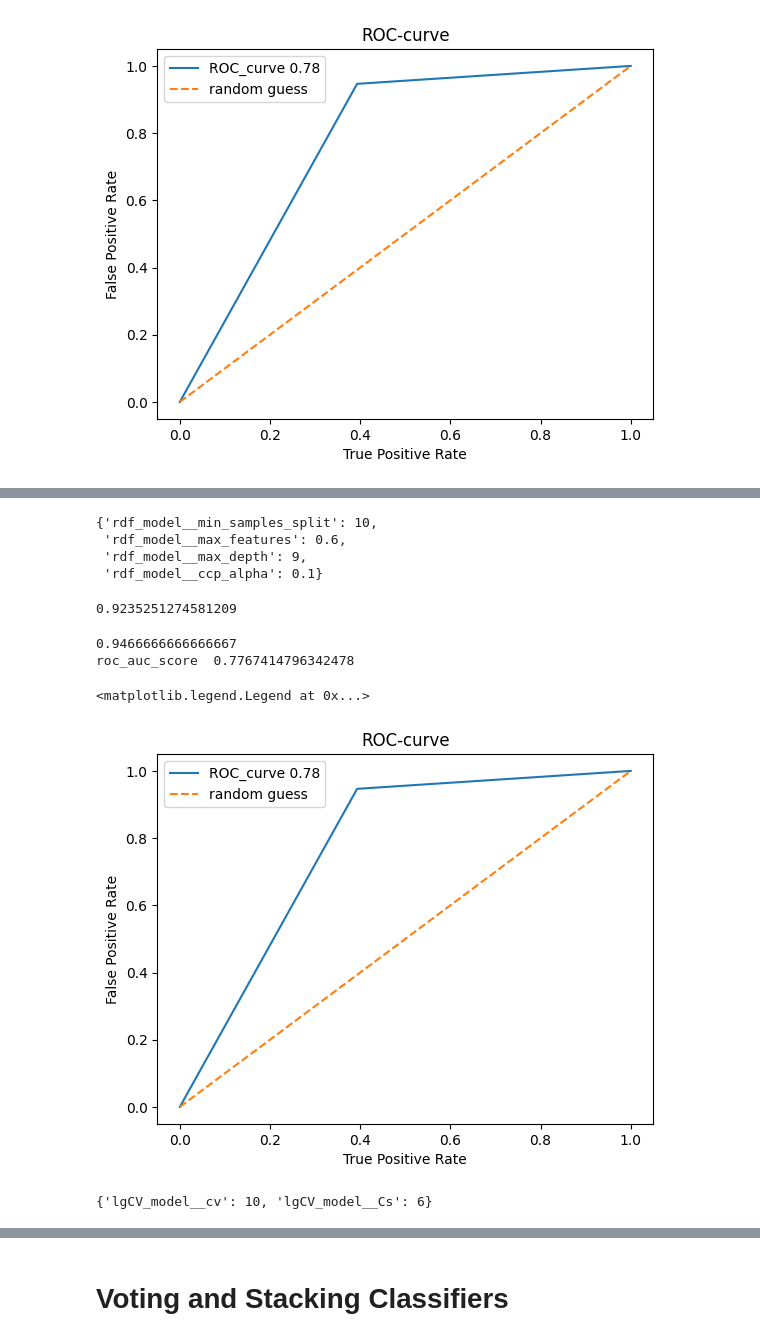
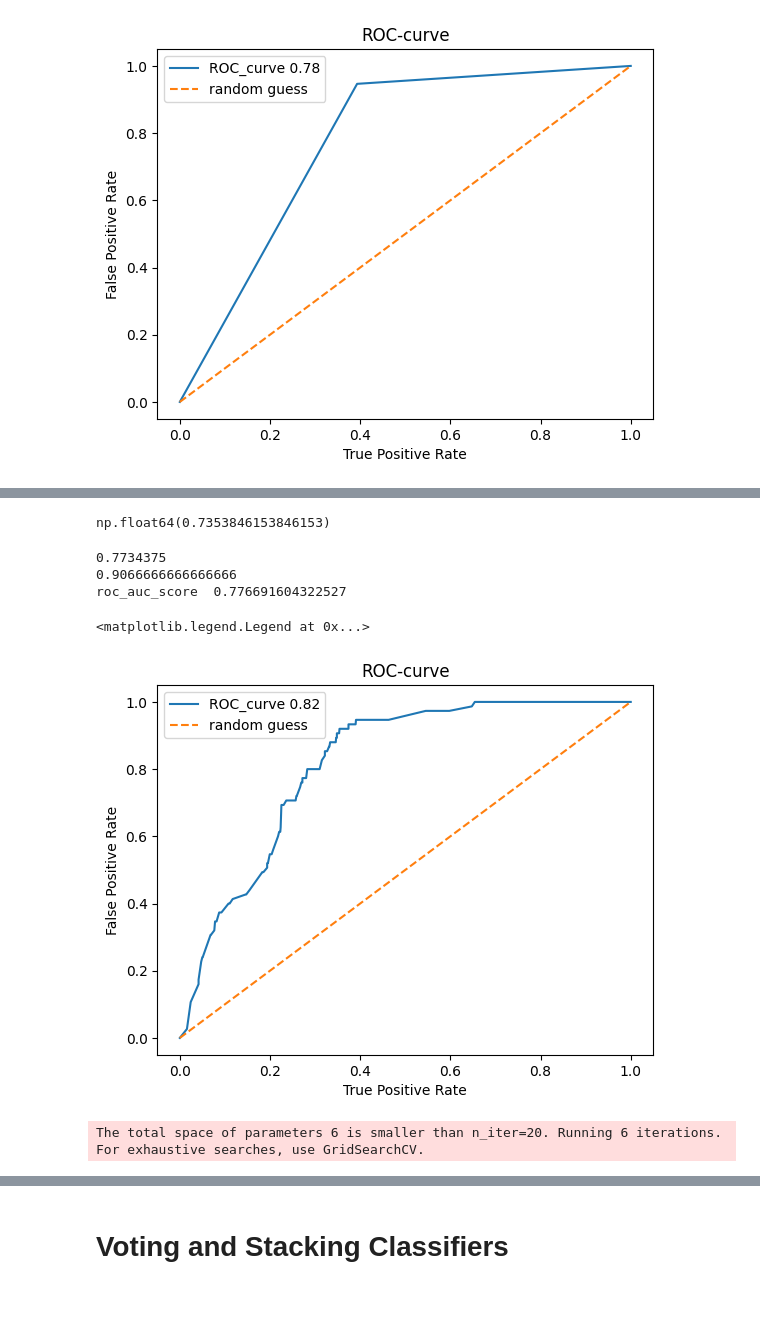
Before and after one commit to bhaveshyadav111/MachineLearning, a Jupyter notebook: stroke-prediction-engine.ipynb, the cells around one changed output, grey strips where cells are left out. Saved outputs shown, nothing was run; the diff lists cells and outputs as text; code cells hidden in the pictures; blank space fills up the shorter version.

Commit message:
Kaggle Notebook | Stroke Prediction Engine | accuracy increased

```diff
--- a/stroke-prediction-engine.ipynb
+++ b/stroke-prediction-engine.ipynb
@@ -291,33 +285,46 @@ preprocessor = ColumnTransformer([
     ('num',num_pipe,num_cols),
     ('cat',cat_pipe,cat_cols)
 ])
+# %%
+cat_indices = [
+    x_train.columns.get_loc(col)
+    for col in cat_cols
+]
 # %% [markdown]
 # Models(ALGORITHMs)
 # %%
 # models
 lg = Pipeline([
+    ('oversample', SMOTENC(categorical_features=cat_indices,random_state=1)),
+
     ('preprocess',preprocessor),
     ('lgCV_model',LogisticRegressionCV(max_iter=1000,cv=5,solver='lbfgs'))
 ])
 
 nb = Pipeline([
+    ('oversample', SMOTENC(categorical_features=cat_indices,random_state=1)),
+
     ('preprocess',preprocessor),
     ('nb_model',GaussianNB())
 ])
 
 svc = Pipeline([
+    ('oversample', SMOTENC(categorical_features=cat_indices,random_state=1)),
+
     ('preprocess',preprocessor),
-    ('svc_model',SVC(kernel='linear'))
+    ('svc_model',SVC(kernel='linear',class_weight=({0:1,1:2})))
 ])
 
 dt = Pipeline([
+    ('oversample', SMOTENC(categorical_features=cat_indices,random_state=1)),
     ('preprocess',preprocessor),
     ('Dt_model',DecisionTreeClassifier(max_depth=4,random_state=1))
 ])
 
 rdf = Pipeline([
+    ('oversample', SMOTENC(categorical_features=cat_indices,random_state=1)),
     ('preprocess',preprocessor),
-    ('rdf_model',RandomForestClassifier(n_estimators=200,bootstrap=True,random_state=1))
+    ('rdf_model',RandomForestClassifier(n_estimators=100,bootstrap=True,max_depth=5,random_state=1))
 ])
 # %%
 print('RECALL_SCORE')
@@ -358,10 +365,11 @@ test acc : 0.17333333333333334
 # %%
 !pip install joblib --quiet
 # %%
-for kr in ['linear','poly','rbf','sigmoid'] :
+for regular in [0.2,0.4,0.5,0.7,0.8,1.0] :
     svc = Pipeline([
+        ('oversample', SMOTENC(categorical_features=cat_indices,random_state=1)),
         ('preprocess',preprocessor),
-        ('svc_model',SVC(kernel= kr))
+        ('svc_model',SVC(kernel='linear',C=regular,class_weight=({0:1,1:2})))
     ])
     svc.fit(x_train,y_train)
     y_pred = svc.predict(x_test)
@@ -411,9 +425,21 @@ plt.legend()
 [figure]
 # %%
 params = {
-    'rdf_model__max_depth' : [depth for depth in range(3,10)],
-    'rdf_model__min_samples_split' : [split for split in range(2,15)],
-    'rdf_model__ccp_alpha' : [0.01,0.1,0.3,0.5,1],
-    'rdf_model__max_features' : [maxF/10 for maxF in range(3,9)]
+    'rdf_model__max_depth': [3,4,6,7,8],
+    'rdf_model__min_samples_split': [2, 5, 10, 15, 20],
+    'rdf_model__min_samples_leaf': [4,7,12,15,20],
+    'rdf_model__ccp_alpha': [0, 0.0001, 0.001, 0.005, 0.01, 0.02],
+    'rdf_model__max_features': [0.3, 0.4, 0.5, 0.6,'log2']
 }
-rdf_final = RandomizedSearchCV(rdf,param_distributions=params,n_iter=20,scoring='recall',cv=5,random_state=1).fit(x_train,y_train)
+
+rdf_final = RandomizedSearchCV(
+    rdf,
+    param_distributions=params,
+    n_iter=10,
+    scoring='recall',
+    cv=5,
+    random_state=1,
+    n_jobs=-1
+)
+
+rdf_final.fit(x_train, y_train)
@@ -420,44 +464,33 @@ rdf_final = RandomizedSearchCV(rdf,param_distributions=params,n_iter=20,scoring=
 # %%
-rdf_final.best_params_
+rdf_final.best_score_
 # %% [output]
-{'rdf_model__min_samples_split': 10,
- 'rdf_model__max_features': 0.6,
- 'rdf_model__max_depth': 9,
- 'rdf_model__ccp_alpha': 0.1}
+np.float64(0.7353846153846153)
-# %%
-rdf_final.score(x_train,y_train)
-# %% [output]
-0.9235251274581209
 # %%
 y_pred = rdf_final.predict(x_test)
+print(recall_score(y_train,rdf_final.predict(x_train)))
 print(recall_score(y_test,y_pred))
 print('roc_auc_score ',roc_auc_score(y_test,y_pred))
 # %% [output]
-0.9466666666666667
-roc_auc_score  0.7767414796342478
+0.7734375
+0.9066666666666666
+roc_auc_score  0.776691604322527
 # %%
+y_pred = rdf_final.predict_proba(x_test)[:,1]
 fpr,tpr,thersholds = roc_curve(y_test,y_pred)
 plt.title("ROC-curve")
 plt.plot(fpr,tpr,label=f'ROC_curve {roc_auc_score(y_test,y_pred):.2f}')
 plt.plot([0,1],[0,1],linestyle='--',label="random guess")
 
 plt.xlabel('True Positive Rate')
 plt.ylabel('False Positive Rate')
 plt.legend()
 # %% [output]
 <matplotlib.legend.Legend at 0x...>
-[figure, old version]
+[figure, new version]
 # %%
-lg = Pipeline([
-    ('preprocess',preprocessor),
-    ('lgCV_model',LogisticRegressionCV(max_iter=500,cv=5,solver='lbfgs'))
-])
 params = {
-    'lgCV_model__cv' : [5,7,10],
-    'lgCV_model__Cs' : [c for c in range(2,10)]
+    'lgCV_model__Cs' : [1,2,3,4,5,6]
 }
 lg_final = RandomizedSearchCV(lg,param_distributions=params,n_iter=20,scoring='recall',cv=5,random_state=1).fit(x_train,y_train)
+# %% [output]
+The total space of parameters 6 is smaller than n_iter=20. Running 6 iterations. For exhaustive searches, use GridSearchCV.
-# %%
-lg_final.best_params_
-# %% [output]
-{'lgCV_model__cv': 10, 'lgCV_model__Cs': 6}
```
Also changed, not shown: parts of 41 cells of this notebook.
